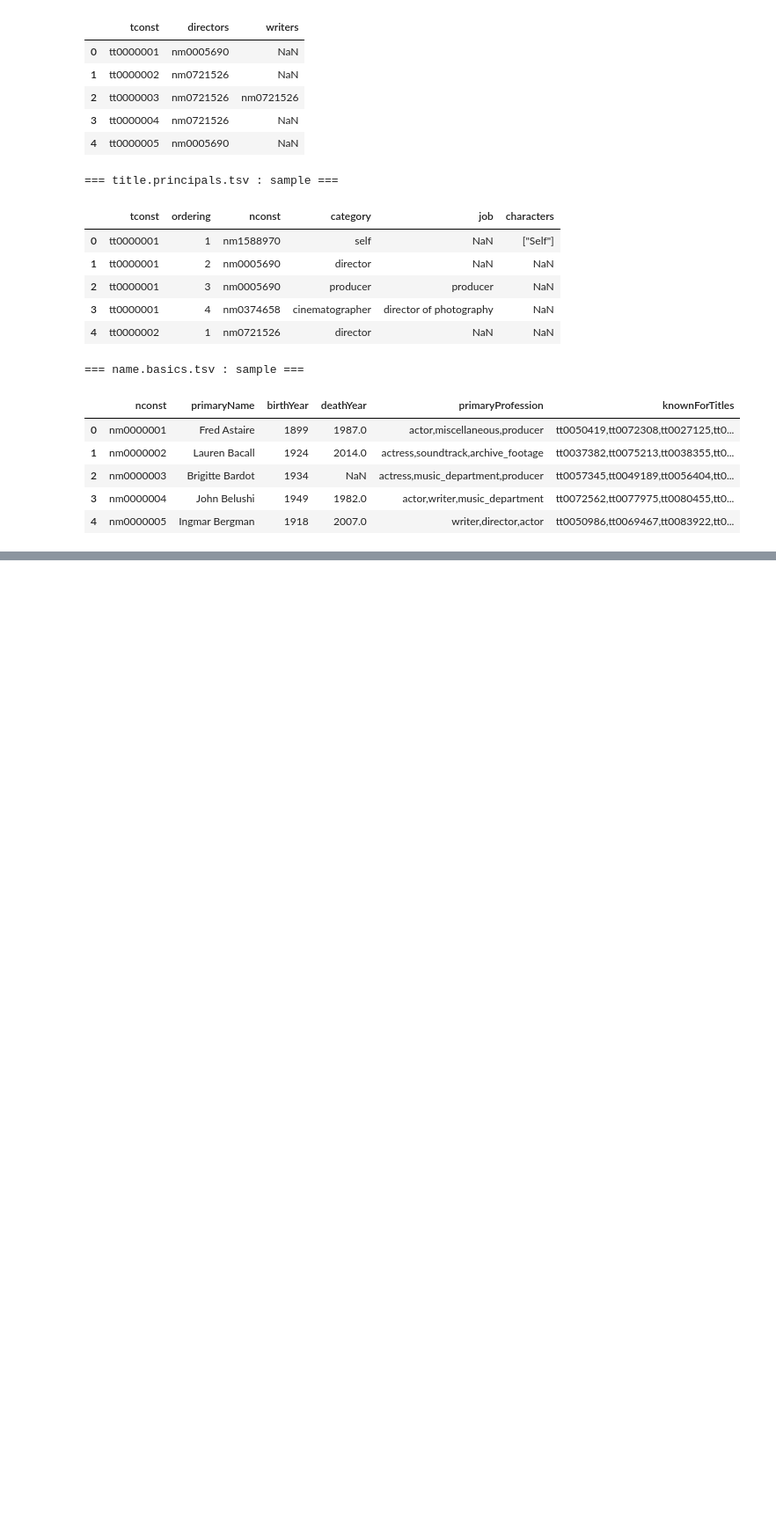
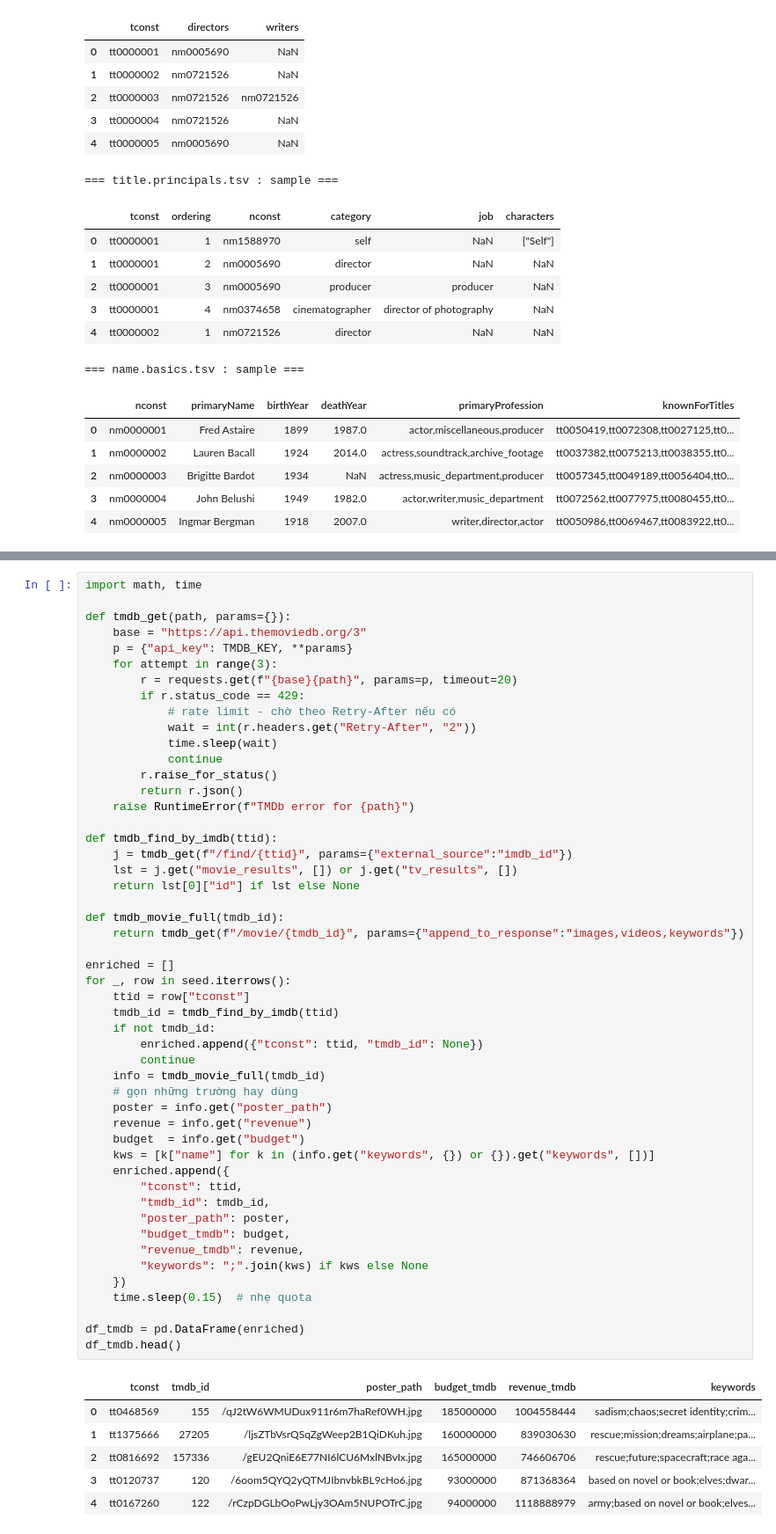
Before and after one commit to HTNam1710/IMDb, a Jupyter notebook: IMDb_quick_peek.ipynb, the cells around one changed output, grey strips where cells are left out. Shown: that part at 88% size. Cells and saved outputs as stored; diff of their text form; blank space fills up the shorter version.

```diff
--- a/IMDb_quick_peek.ipynb
+++ b/IMDb_quick_peek.ipynb
@@ -184,0 +212,57 @@ for fname, df in samples.items():
+# %%
+import math, time
+
+def tmdb_get(path, params={}):
+    base = "https://api.themoviedb.org/3"
+    p = {"api_key": TMDB_KEY, **params}
+    for attempt in range(3):
+        r = requests.get(f"{base}{path}", params=p, timeout=20)
+        if r.status_code == 429:
+            # rate limit - chờ theo Retry-After nếu có
+            wait = int(r.headers.get("Retry-After", "2"))
+            time.sleep(wait)
+            continue
+        r.raise_for_status()
+        return r.json()
+    raise RuntimeError(f"TMDb error for {path}")
+
+def tmdb_find_by_imdb(ttid):
+    j = tmdb_get(f"/find/{ttid}", params={"external_source":"imdb_id"})
+    lst = j.get("movie_results", []) or j.get("tv_results", [])
+    return lst[0]["id"] if lst else None
+
+def tmdb_movie_full(tmdb_id):
+    return tmdb_get(f"/movie/{tmdb_id}", params={"append_to_response":"images,videos,keywords"})
+
+enriched = []
+for _, row in seed.iterrows():
+    ttid = row["tconst"]
+    tmdb_id = tmdb_find_by_imdb(ttid)
+    if not tmdb_id:
+        enriched.append({"tconst": ttid, "tmdb_id": None})
+        continue
+    info = tmdb_movie_full(tmdb_id)
+    # gọn những trường hay dùng
+    poster = info.get("poster_path")
+    revenue = info.get("revenue")
+    budget  = info.get("budget")
+    kws = [k["name"] for k in (info.get("keywords", {}) or {}).get("keywords", [])]
+    enriched.append({
+        "tconst": ttid,
+        "tmdb_id": tmdb_id,
+        "poster_path": poster,
+        "budget_tmdb": budget,
+        "revenue_tmdb": revenue,
+        "keywords": ";".join(kws) if kws else None
+    })
+    time.sleep(0.15)  # nhẹ quota
+
+df_tmdb = pd.DataFrame(enriched)
+df_tmdb.head()
+# %% [output]
+|  | tconst | tmdb_id | poster_path | budget_tmdb | revenue_tmdb | keywords |
+| 0 | tt0468569 | 155 | /qJ2tW6WMUDux911r6m7haRef0WH.jpg | 185000000 | 1004558444 | sadism;chaos;secret identity;crim... |
+| 1 | tt1375666 | 27205 | /ljsZTbVsrQSqZgWeep2B1QiDKuh.jpg | 160000000 | 839030630 | rescue;mission;dreams;airplane;pa... |
+| 2 | tt0816692 | 157336 | /gEU2QniE6E77NI6lCU6MxlNBvIx.jpg | 165000000 | 746606706 | rescue;future;spacecraft;race aga... |
+| 3 | tt0120737 | 120 | /6oom5QYQ2yQTMJIbnvbkBL9cHo6.jpg | 93000000 | 871368364 | based on novel or book;elves;dwar... |
+| 4 | tt0167260 | 122 | /rCzpDGLbOoPwLjy3OAm5NUPOTrC.jpg | 94000000 | 1118888979 | army;based on novel or book;elves... |
```
Also changed, not shown: parts of 10 cells of this notebook, 1 other file.
